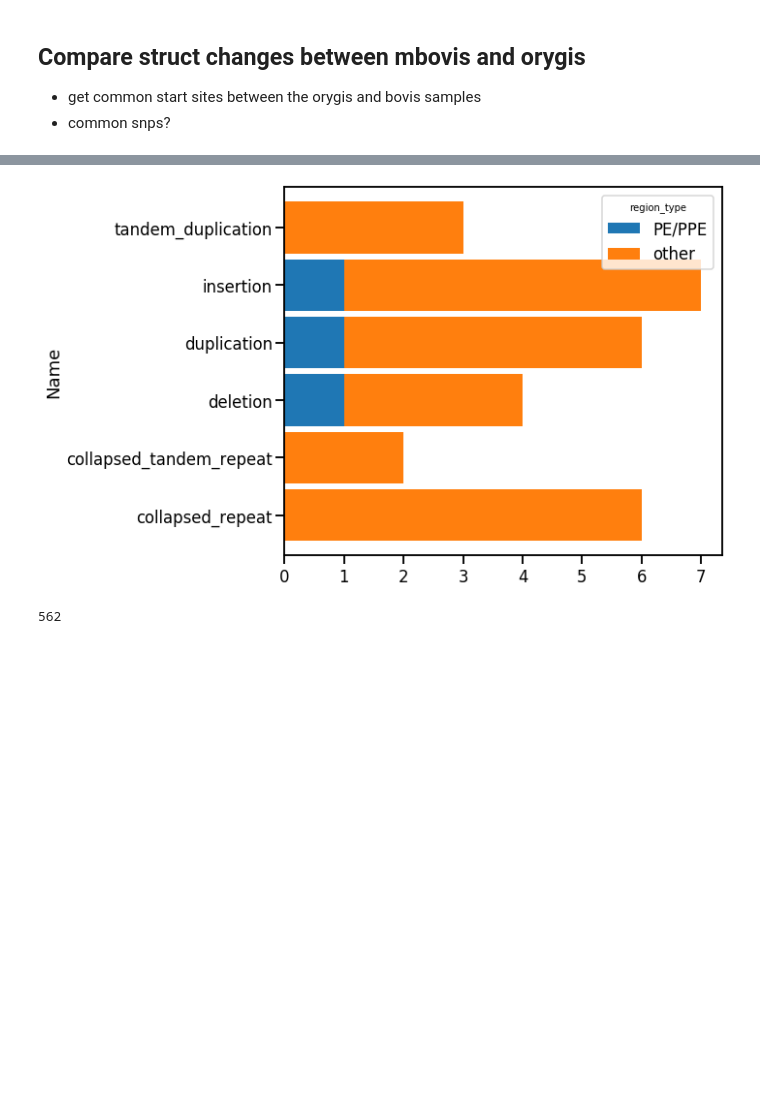
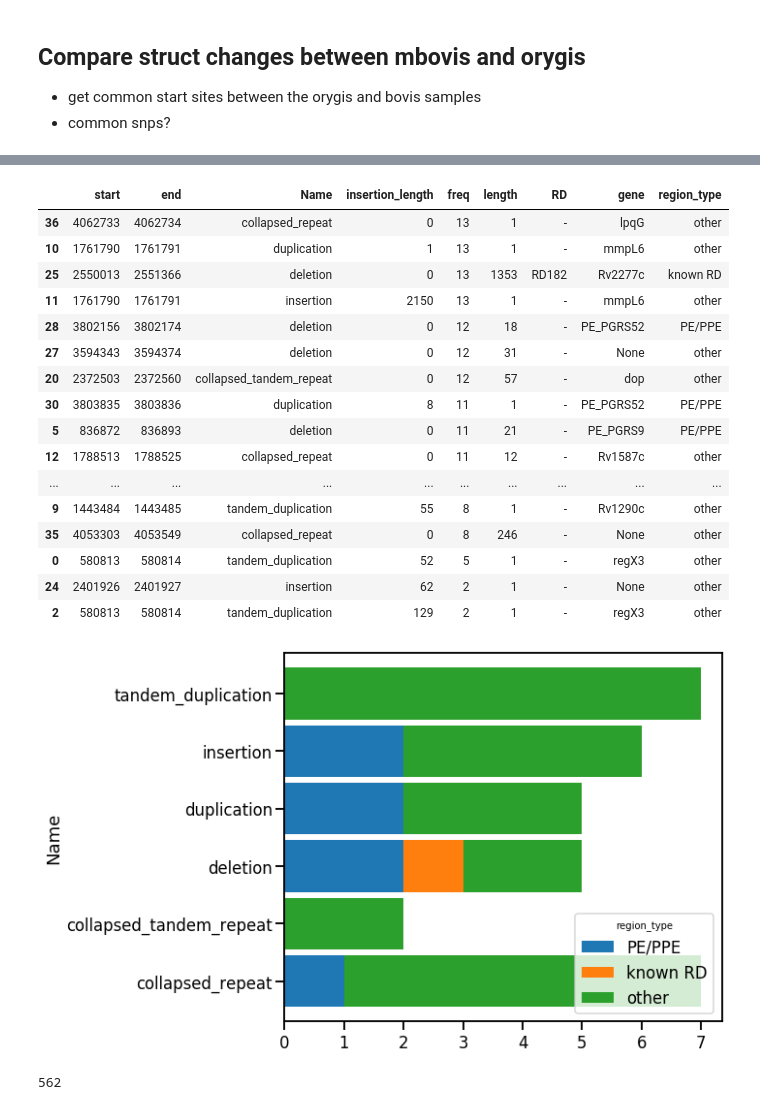
Before and after one commit to dmnfarrell/mtbdiff, a Jupyter notebook: orygis_project/analysis.ipynb, the cells around one changed output, grey strips where cells are left out. Drawn from its saved outputs; the diff is of its cells as text; code cells hidden in the pictures; blank space fills up the shorter version.

```diff
--- a/orygis_project/analysis.ipynb
+++ b/orygis_project/analysis.ipynb
@@ -218,7 +230,25 @@ fig.savefig('orygis_mbovis_sites.svg')
 # %%
 plot_summary(s)
+s
 # %% [output]
+|  | start | end | Name | insertion_length | freq | length | RD | gene | region_type |
+| 36 | 4062733 | 4062734 | collapsed_repeat | 0 | 13 | 1 | - | lpqG | other |
+| 10 | 1761790 | 1761791 | duplication | 1 | 13 | 1 | - | mmpL6 | other |
+| 25 | 2550013 | 2551366 | deletion | 0 | 13 | 1353 | RD182 | Rv2277c | known RD |
+| 11 | 1761790 | 1761791 | insertion | 2150 | 13 | 1 | - | mmpL6 | other |
+| 28 | 3802156 | 3802174 | deletion | 0 | 12 | 18 | - | PE_PGRS52 | PE/PPE |
+| 27 | 3594343 | 3594374 | deletion | 0 | 12 | 31 | - | None | other |
+| 20 | 2372503 | 2372560 | collapsed_tandem_repeat | 0 | 12 | 57 | - | dop | other |
+| 30 | 3803835 | 3803836 | duplication | 8 | 11 | 1 | - | PE_PGRS52 | PE/PPE |
+| 5 | 836872 | 836893 | deletion | 0 | 11 | 21 | - | PE_PGRS9 | PE/PPE |
+| 12 | 1788513 | 1788525 | collapsed_repeat | 0 | 11 | 12 | - | Rv1587c | other |
+| ... | ... | ... | ... | ... | ... | ... | ... | ... | ... |
+| 9 | 1443484 | 1443485 | tandem_duplication | 55 | 8 | 1 | - | Rv1290c | other |
+| 35 | 4053303 | 4053549 | collapsed_repeat | 0 | 8 | 246 | - | None | other |
+| 0 | 580813 | 580814 | tandem_duplication | 52 | 5 | 1 | - | regX3 | other |
+| 24 | 2401926 | 2401927 | insertion | 62 | 2 | 1 | - | None | other |
+| 2 | 580813 | 580814 | tandem_duplication | 129 | 2 | 1 | - | regX3 | other |
-[figure, old version]
+[figure, new version]
 # %%
 oryg = struct[struct.orygis_freq>=4]
 print (len(oryg))
```
Also changed, not shown: parts of 10 cells of this notebook, 3 other files.
